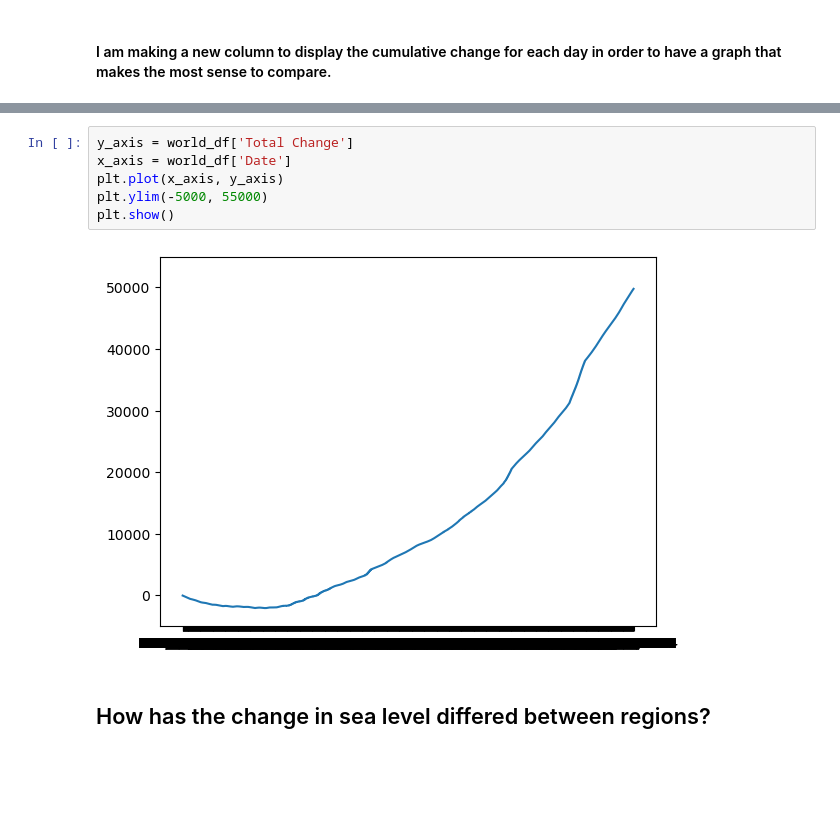
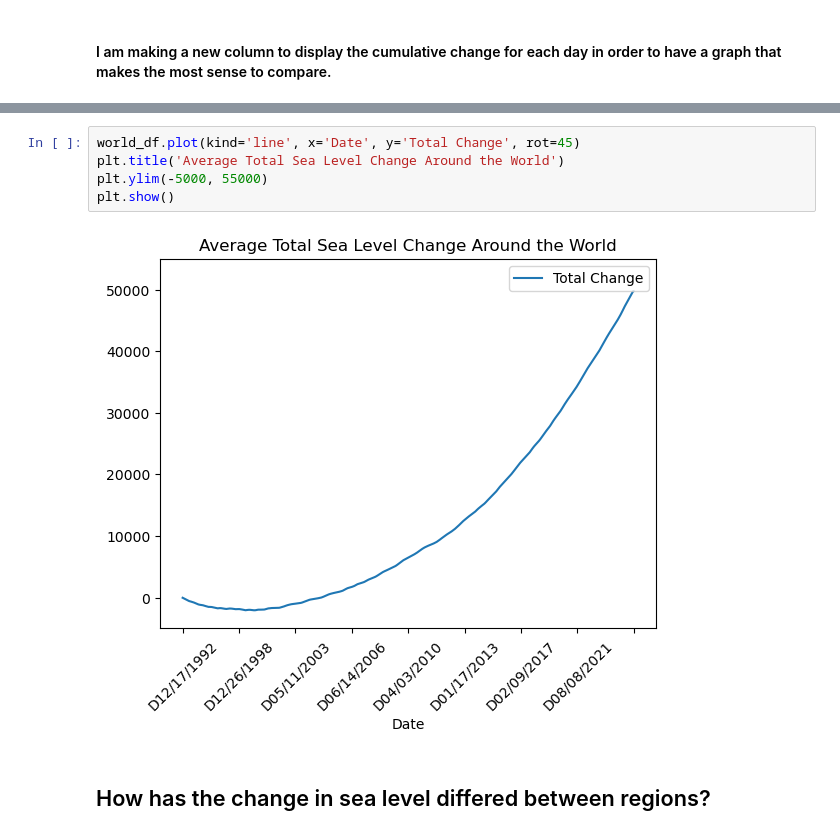
Before and after one commit to Ahshaam/Analysis_of_Sea_Levels, a Jupyter notebook: Project-1/Project_Notebook.ipynb, the cells around one changed output, grey strips where cells are left out. Saved outputs shown, nothing was run; the diff lists cells and outputs as text; blank space fills up the shorter version.

Commit message:
More graphs

```diff
--- a/Project-1/Project_Notebook.ipynb
+++ b/Project-1/Project_Notebook.ipynb
@@ -126,13 +127,12 @@ See the caveats in the documentation: https://pandas.pydata.org/pandas-docs/stab
 | 92 | World | NaN | WLD | Change in mean sea level: Sea lev... | Millimeters | National Oceanic and Atmospheric ... | ECCL | Change in Mean Sea Level | Environment, Climate Change, Clim... | ... |
 | 123 | World | NaN | WLD | Change in mean sea level: Sea lev... | Millimeters | National Oceanic and Atmospheric ... | ECCL | Change in Mean Sea Level | Environment, Climate Change, Clim... | ... |
 # %%
-y_axis = world_df['Total Change']
-x_axis = world_df['Date']
-plt.plot(x_axis, y_axis)
+world_df.plot(kind='line', x='Date', y='Total Change', rot=45)
+plt.title('Average Total Sea Level Change Around the World')
 plt.ylim(-5000, 55000)
 plt.show()
 # %% [output]
-[figure, old version]
+[figure, new version]
 # %% [markdown]
 ## How has the change in sea level differed between regions?
 # %%
```
Also changed, not shown: parts of 16 cells of this notebook.
